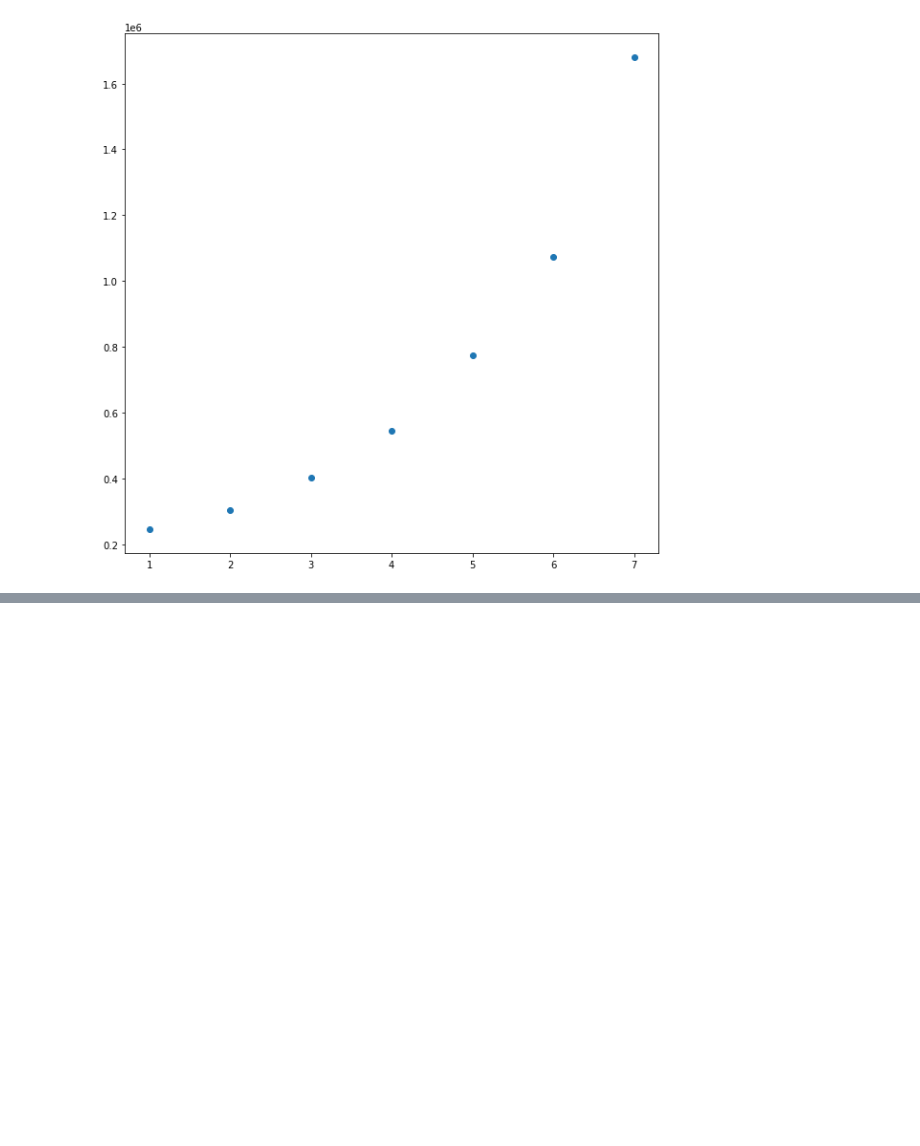
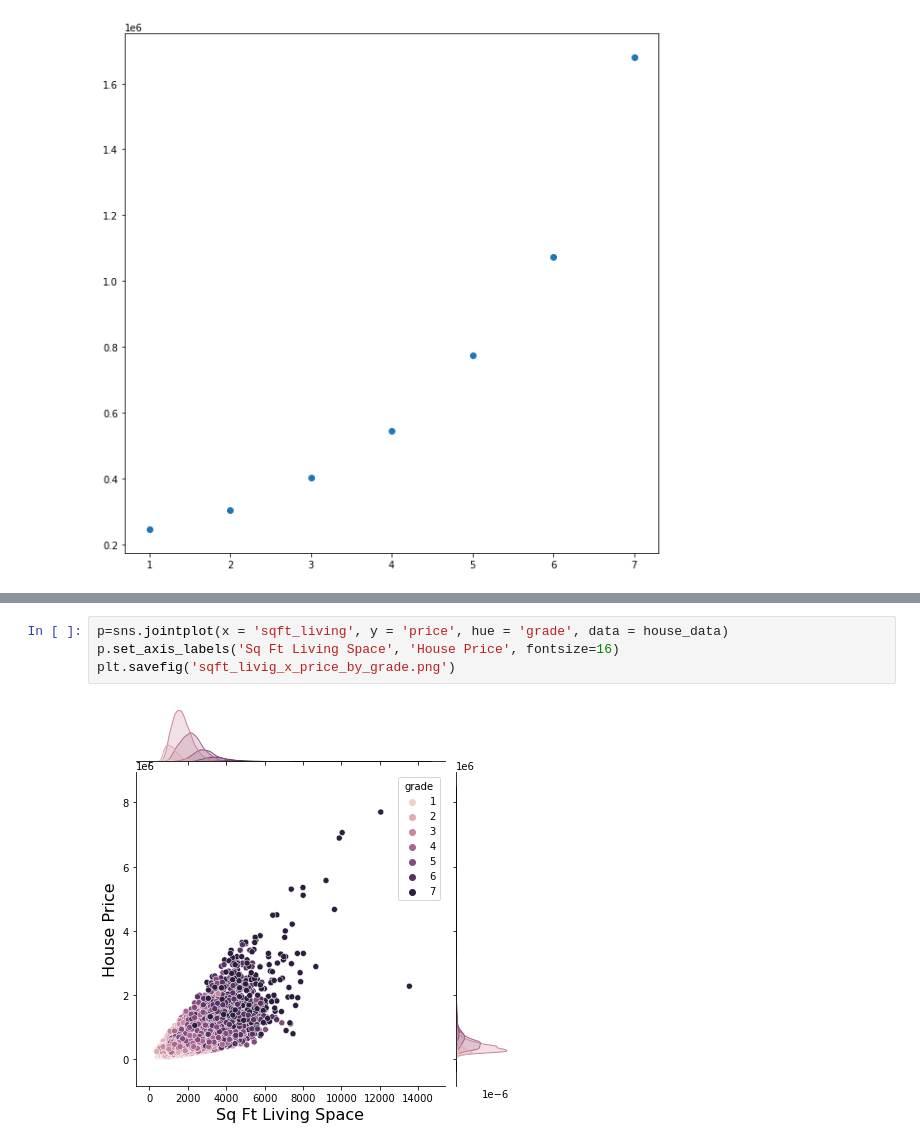
Before and after one commit to daniellejenkins17/Helping_Homebuyers_Buy_Houses, a Jupyter notebook: jalils_work/early_eda.ipynb, the cells around one changed output, grey strips where cells are left out. Drawn from its saved outputs; the diff is of its cells as text; blank space fills up the shorter version.

```diff
--- a/jalils_work/early_eda.ipynb
+++ b/jalils_work/early_eda.ipynb
@@ -323,0 +367,6 @@ print(regressor.score(X_test, y_test))
+# %%
+p=sns.jointplot(x = 'sqft_living', y = 'price', hue = 'grade', data = house_data)
+p.set_axis_labels('Sq Ft Living Space', 'House Price', fontsize=16)
+plt.savefig('sqft_livig_x_price_by_grade.png')
+# %% [output]
+[figure, added]
```
Also changed, not shown: parts of 25 cells of this notebook, 3 other files.
